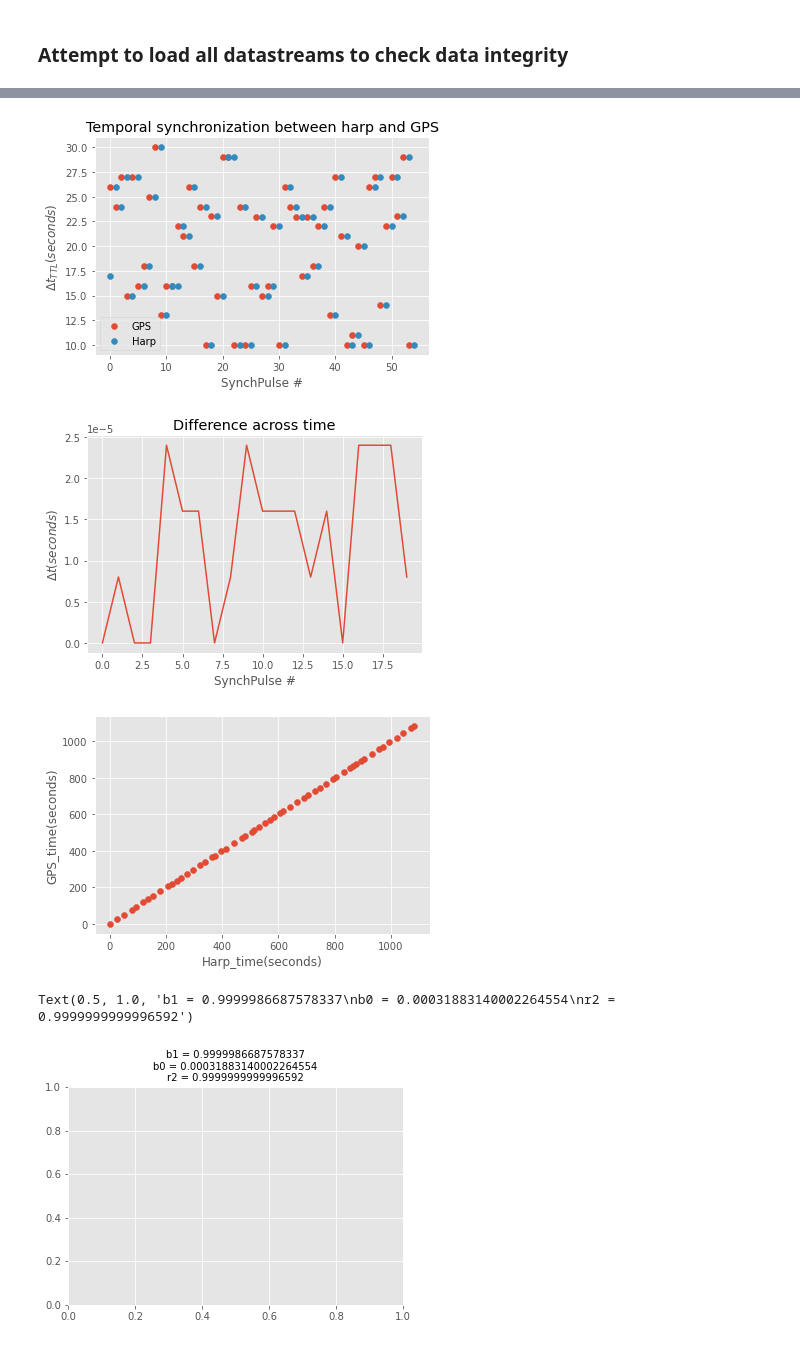
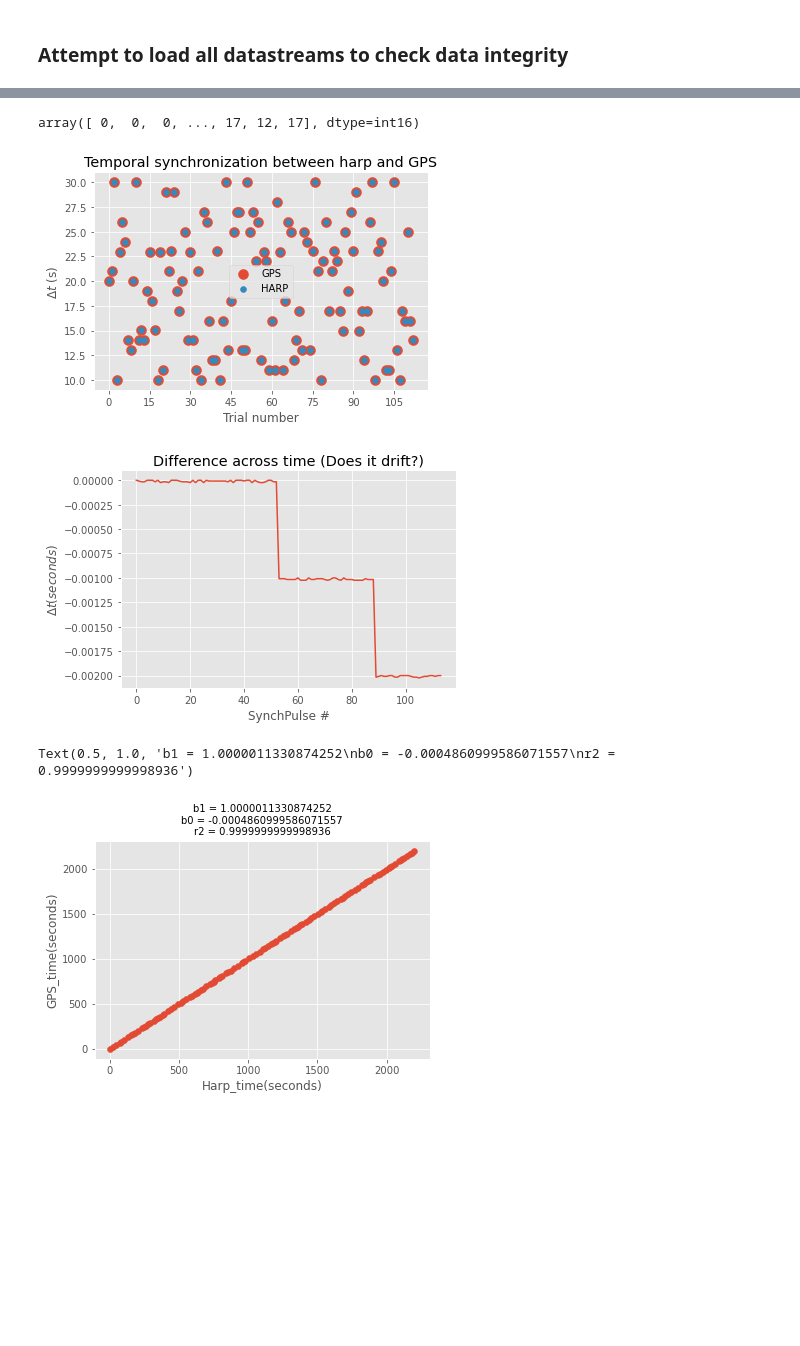
Before and after one commit to emotional-cities/pluma-experiments, a Jupyter notebook: 20092022/Analysis/AnalysisCode/DemoAnalysis.ipynb, the cells around one changed output, grey strips where cells are left out. Drawn from its saved outputs; the diff is of its cells as text; code cells hidden in the pictures; blank space fills up the shorter version.

```diff
--- a/20092022/Analysis/AnalysisCode/DemoAnalysis.ipynb
+++ b/20092022/Analysis/AnalysisCode/DemoAnalysis.ipynb
@@ -26,5 +13,5 @@ def normalize_data(data_in):
 # %%
-stream_root_folder = r"C:\Users\neurogears\Desktop\ControlBenchmarkRun_empatica_harp_synch_2022_09_22_11_16_56"
+stream_root_folder = r"C:\Users\neurogears\Desktop\EC_datasets\BenchmarkRun2022_09_22_10_30_02"
 
 #session_time = datetime.datetime.strptime(stream_root_folder.split('\\')[-1], '%Y_%m_%d_%H_%M_%S')
 streams = populate_streams(stream_root_folder)
@@ -118,4 +101,8 @@ Seconds
 Name: Message, dtype: object
+# %%
+streams.Microphone.data[:,1]
+# %% [output]
+array([ 0,  0,  0, ..., 17, 12, 17], dtype=int16)
 # %%
 ## Validate synch approach
 #Get TIM
@@ -139,44 +123,46 @@ harp_sync = ecu.read_harp_bin(ecu.get_stream_path("BioData_Set",
 harp_sync = harp_sync[harp_sync["Value"].values & 1 > 0]
+# %%
+## Plot both
+plt.figure()
+plt.title("Temporal synchronization between harp and GPS")
+plt.scatter(np.arange(len(risingEdgeEvents)-1), np.diff(risingEdgeEvents.values)*1e-3, 100,label = "GPS")
+plt.scatter(np.arange(len(harp_sync)-1), np.diff(harp_sync.index)/np.timedelta64(1, 's'), label = "HARP")
+
+ax = plt.gca()
+from matplotlib.ticker import MaxNLocator
+ax.xaxis.set_major_locator(MaxNLocator(integer=True))
+plt.ylabel('$\Delta t$ (s)')
+plt.xlabel('Trial number')
+plt.legend()
+plt.show()
+# %% [output]
+[figure, added]
+# %%
+harp_sync_ts = (harp_sync.index - harp_sync.index[0]) / np.timedelta64(1, 's')
+gps_sync_ts = risingEdgeEvents.values*1e-3
+gps_sync_ts = gps_sync_ts - gps_sync_ts[0]
+
+plt.figure()
+plt.plot((harp_sync_ts - gps_sync_ts))
+plt.xlabel("SynchPulse #")
+plt.ylabel("$\Delta t (seconds)$")
+plt.title("Difference across time (Does it drift?)")
+plt.show()
+# %% [output]
+[figure, added]
 # %%
-## Plot both
-plt.figure()
-plt.title("Temporal synchronization between harp and GPS")
-plt.scatter(np.arange(len(risingEdgeEvents)-1), np.diff(risingEdgeEvents.values)*1e-3, label = "GPS")
-plt.scatter(np.arange(len(harp_sync)-1), np.diff(harp_sync.index.total_seconds()), label = "Harp")
-plt.xlabel("SynchPulse #")
-plt.ylabel('$\Delta t_{TTL} (seconds)$')
-plt.legend()
-plt.show()
-
-# We seem to be off by 1 at the start? Maybe come up witha robust way to detect missing ones? some sort of crosscorrelation?
-harp_sync_ts = harp_sync[1:].index.total_seconds()
-harp_sync_ts = harp_sync_ts - harp_sync_ts[0]
-gps_sync_ts = risingEdgeEvents.values*1e-3
-gps_sync_ts = gps_sync_ts - gps_sync_ts[0]
-
-plt.figure()
-plt.plot((harp_sync_ts - gps_sync_ts)[0:20])
-plt.xlabel("SynchPulse #")
-plt.ylabel("$\Delta t (seconds)$")
-plt.title("Difference across time")
-plt.show()
-
 ## Another way to do it is to check the regression slope
 from scipy import stats
 plt.figure()
 plt.scatter(harp_sync_ts, gps_sync_ts)
 plt.xlabel("Harp_time(seconds)")
 plt.ylabel("GPS_time(seconds)")
-plt.show()
 
 slope, intercept, r, p, std_err = stats.linregress(harp_sync_ts, gps_sync_ts)
 plt.title((f'b1 = {slope}\nb0 = {intercept}\nr2 = {r}'), fontsize = 10)
 # %% [output]
+Text(0.5, 1.0, 'b1 = 1.0000011330874252\nb0 = -0.0004860999586071557\nr2 = 0.9999999999998936')
-[figure, old version]
+[figure, new version]
-[figure, removed]
-[figure, removed]
-Text(0.5, 1.0, 'b1 = 0.9999986687578337\nb0 = 0.00031883140002264554\nr2 = 0.9999999999996592')
-[figure, removed]
 # %%
 ## Plot position data
 import geopandas as gpd
```
Also changed, not shown: parts of 22 cells of this notebook, 2 other files.
